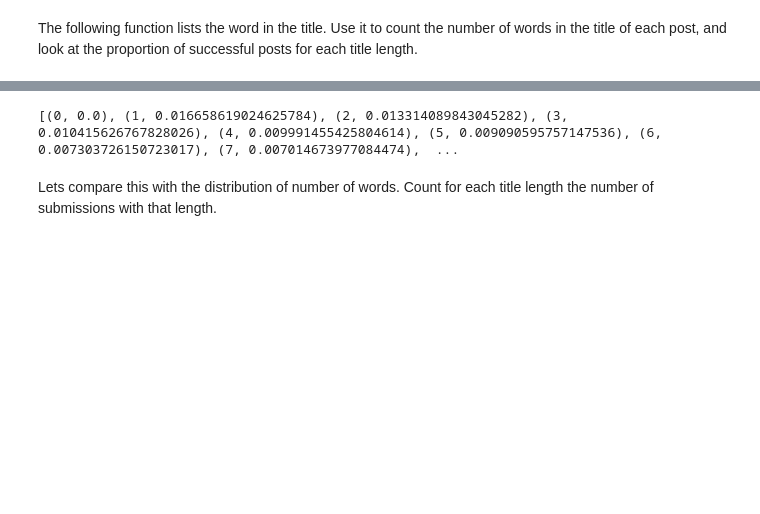
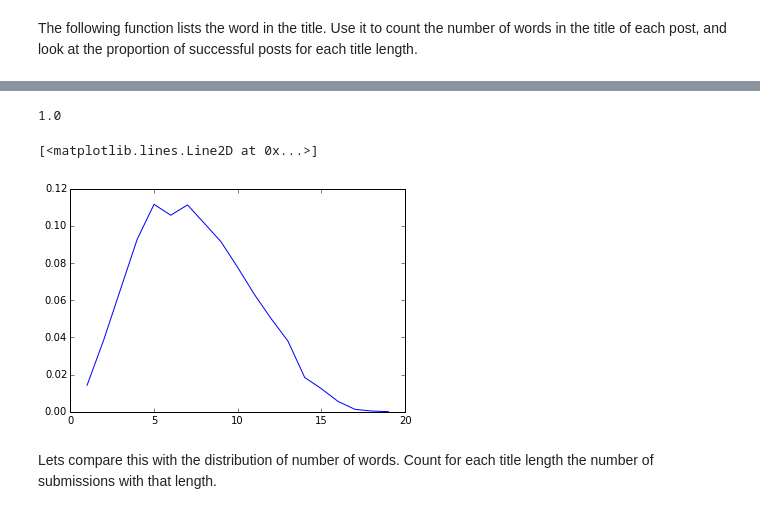
Before and after one commit to LiamKoh/csjpm-bigdata-workshop, a Jupyter notebook: HackerNews Challenge.ipynb, the cells around one changed output, grey strips where cells are left out. Cells and saved outputs as stored; diff of their text form; code cells hidden in the pictures; blank space fills up the shorter version.

```diff
--- a/HackerNews Challenge.ipynb
+++ b/HackerNews Challenge.ipynb
@@ -139,0 +239,5 @@ def get_words(line):
+# %%
+supost_per_title_length_rdd = dataset.filter(lambda x: x['points'] > 200) \
+                                    .map(lambda x: (len(get_words(x['title'])), 1)) \
+                                    .reduceByKey(lambda x, y: x + y)
+supost_per_title_length_rdd.take(5)
@@ -140,3 +246,8 @@ def get_words(line):
+# %%
+supost_per_title_length = supost_per_title_length_rdd.collect()
+total_supost = sum([x[1] for x in supost_per_title_length])
+
+prop_per_title_length_rdd = supost_per_title_length_rdd.map(lambda x: (x[0], x[1]/total_supost))
 # %%
 prop_per_title_length = sorted(prop_per_title_length_rdd.collect())
 print prop_per_title_length
@@ -143,11 +256,14 @@ print prop_per_title_length
-# %%
-prop_per_title_length = sorted(prop_per_title_length_rdd.collect())
-print prop_per_title_length
-# %% [output]
-[(0, 0.0), (1, 0.016658619024625784), (2, 0.013314089843045282), (3, 0.010415626767828026), (4, 0.009991455425804614), (5, 0.009090595757147536), (6, 0.007303726150723017), (7, 0.007014673977084474),  ...
+# %%
+# Sanity check, the proportions should add up to ~1
+sum([x[1] for x in prop_per_title_length])
+# %% [output]
+1.0
 # %%
 hrs = [x[0] for x in prop_per_title_length]
-sz = [x[1] for x in prop_per_title_length]
-plt.plot(hrs, sz)
+pptl = [x[1] for x in prop_per_title_length]
+plt.plot(hrs, pptl)
+# %% [output]
+[<matplotlib.lines.Line2D at 0x...>]
+[figure, added]
 # %% [markdown]
 Lets compare this with the distribution of number of words. Count for each title length the number of submissions with that length.
```
Also changed, not shown: parts of 49 cells of this notebook, 3 other files.
